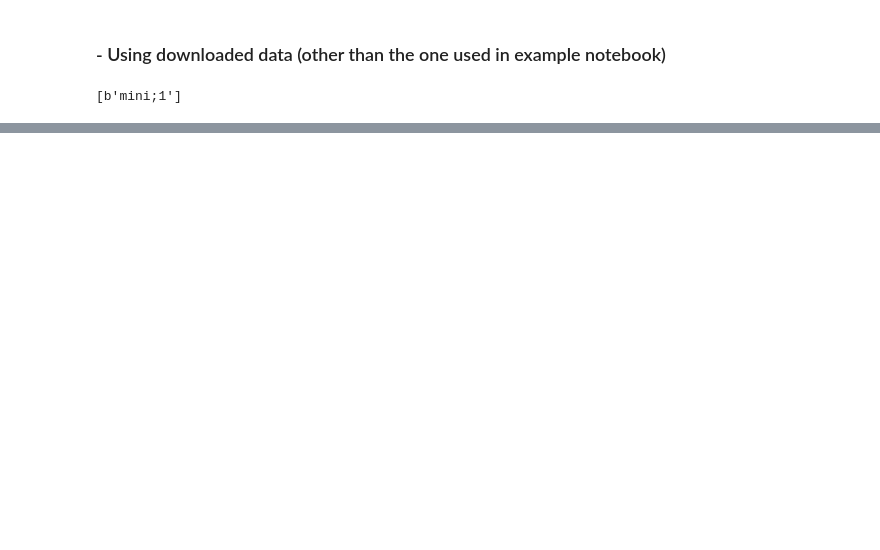
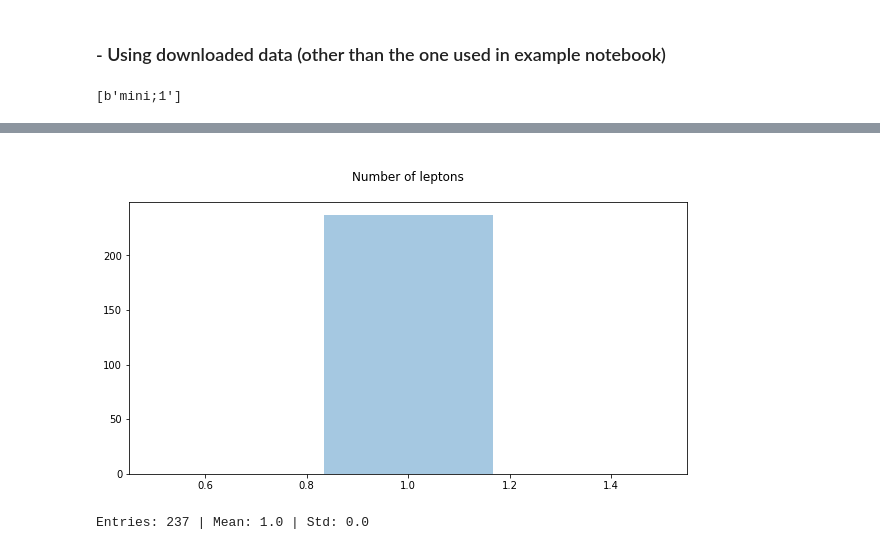
Before and after one commit to 2020-Winter-427/05-intro-to-atlas-data-JinLee21, a Jupyter notebook: Lab 5_1_Jin Lee.ipynb, the cells around one changed output, grey strips where cells are left out. Saved outputs shown, nothing was run; the diff lists cells and outputs as text; code cells hidden in the pictures; blank space fills up the shorter version.

```diff
--- a/Lab 5_1_Jin Lee.ipynb
+++ b/Lab 5_1_Jin Lee.ipynb
@@ -83,0 +94,7 @@ Entries: 237 | Mean: 4.0042194092827 | Std: 0.06481979534066336
+# %%
+norm_lep4 = preprocessing.normalize(lep4_C_lep_num.reshape(-1,1))
+# %%
+hist(norm_lep4, 3)
+# %% [output]
+[figure, added]
+Entries: 237 | Mean: 1.0 | Std: 0.0
```
Also changed, not shown: parts of 7 cells of this notebook.
